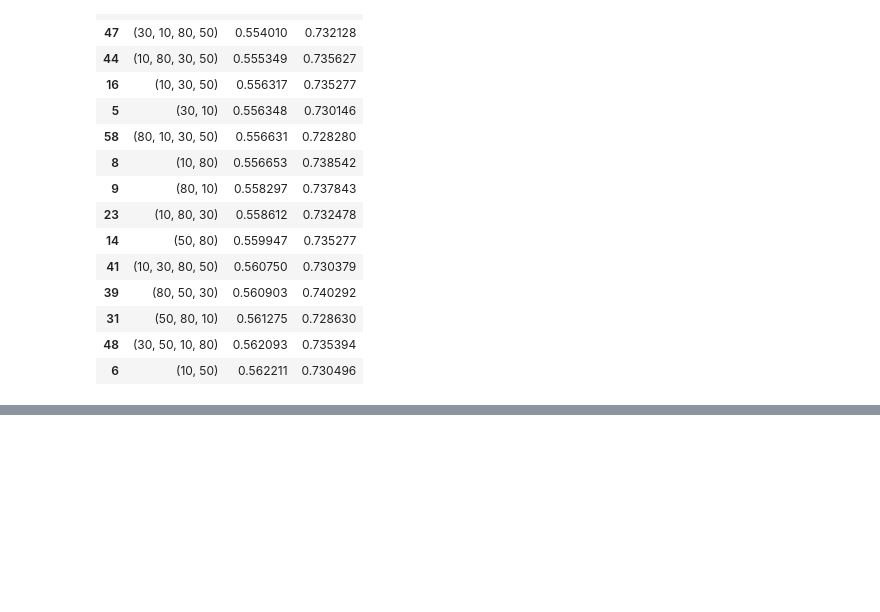
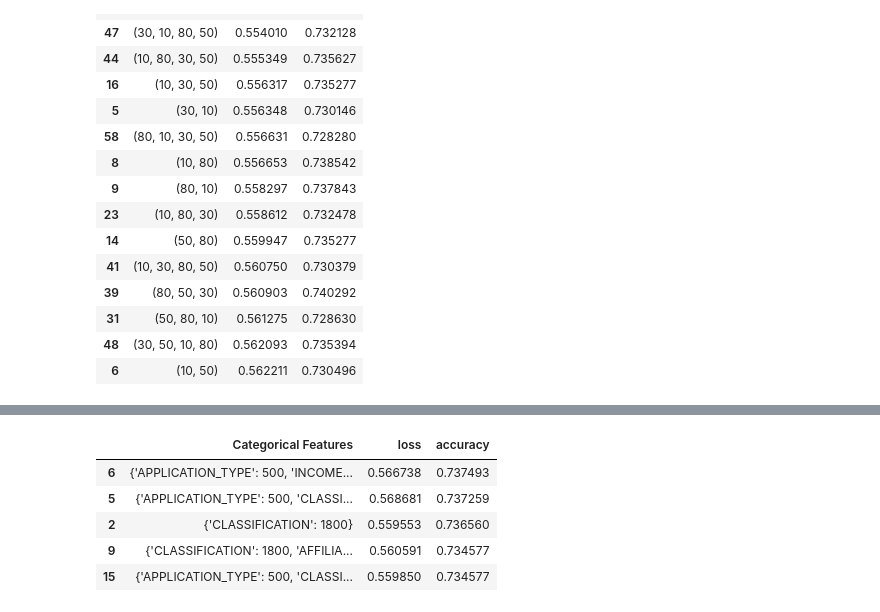
Before and after one commit to jsheppard95/Neural_Network_Charity_Analysis, a Jupyter notebook: AlphabetSoupCharity.ipynb, the cells around one changed output, grey strips where cells are left out. Drawn from its saved outputs; the diff is of its cells as text; code cells hidden in the pictures; blank space fills up the shorter version.

```diff
--- a/AlphabetSoupCharity.ipynb
+++ b/AlphabetSoupCharity.ipynb
@@ -893,0 +1023,10 @@ arch_results_df.sort_values("loss").head(15)
+# %%
+# Categorical binning with highest accuracy
+cat_results_df.sort_values("accuracy", ascending=False).head()
+# %% [output]
+|  | Categorical Features | loss | accuracy |
+| 6 | {'APPLICATION_TYPE': 500, 'INCOME... | 0.566738 | 0.737493 |
+| 5 | {'APPLICATION_TYPE': 500, 'CLASSI... | 0.568681 | 0.737259 |
+| 2 | {'CLASSIFICATION': 1800} | 0.559553 | 0.736560 |
+| 9 | {'CLASSIFICATION': 1800, 'AFFILIA... | 0.560591 | 0.734577 |
+| 15 | {'APPLICATION_TYPE': 500, 'CLASSI... | 0.559850 | 0.734577 |
```
Also changed, not shown: parts of 13 cells of this notebook.
